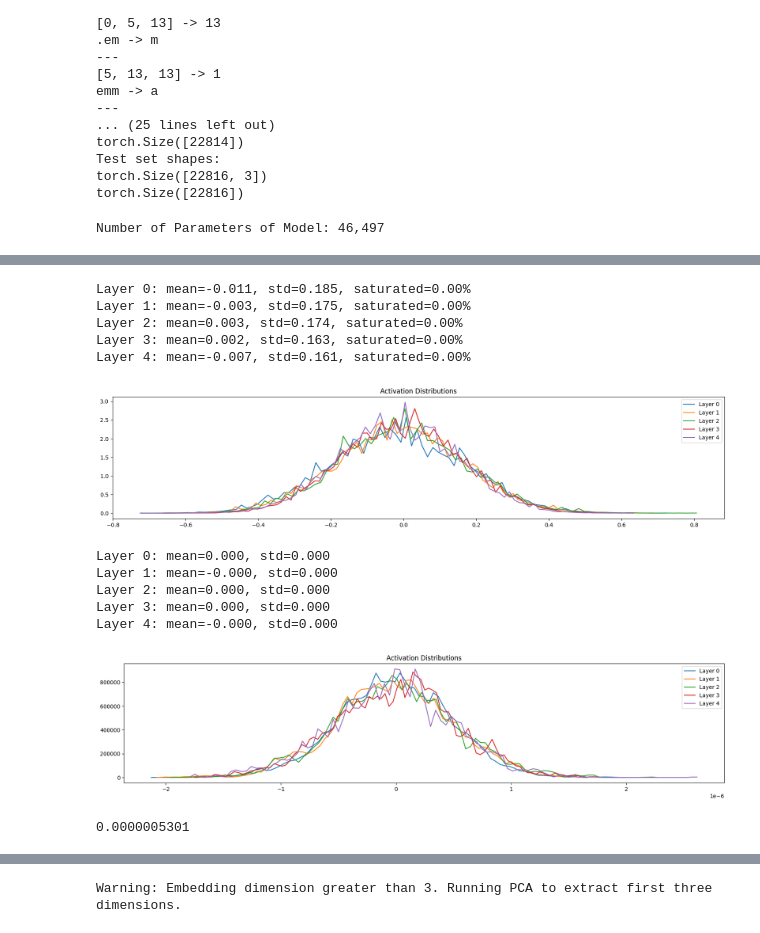
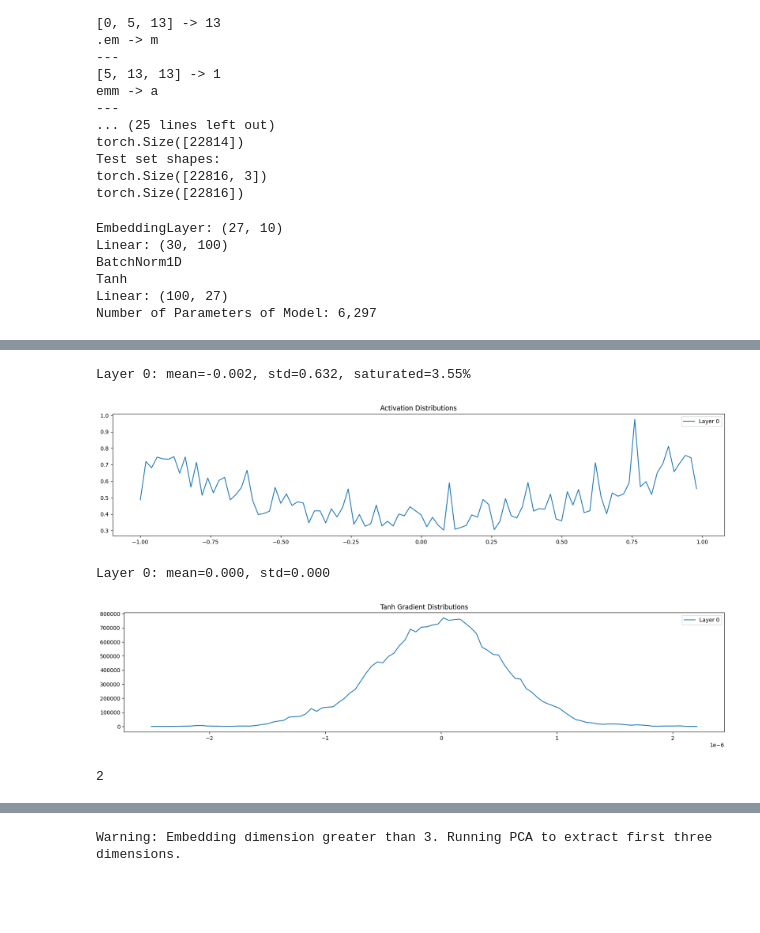
Before and after one commit to shane-kercheval/makemore, a Jupyter notebook: part_2_3_my_code.ipynb, the cells around one changed output, grey strips where cells are left out. Saved outputs shown, nothing was run; the diff lists cells and outputs as text; code cells hidden in the pictures; blank space fills up the shorter version.

```diff
--- a/part_2_3_my_code.ipynb
+++ b/part_2_3_my_code.ipynb
@@ -1056,7 +1056,14 @@ class NeuralNetwork:
             batch_indices = torch.randint(low=0, high=x.shape[0], size=(batch_size,), generator=self.generator)
             x_batch, y_batch = x[batch_indices], y[batch_indices]
             # forward pass
+            # if layer has attribution `training` (e.g. BatchNorm1D), set to True
+            for layer in self.layers:
+                if hasattr(layer, 'training'):
+                    layer.training = True
             loss = self.loss(x=x_batch, y=y_batch)
+            for layer in self.layers:
+                if hasattr(layer, 'training'):
+                    layer.training = False
             # backward pass
             self.zero_grad()
             loss.backward()
@@ -1078,6 +1085,13 @@ class NeuralNetwork:
     def plot_training_losses(self):
         plt.plot([math.log10(x) for x in self.training_losses])
         plt.show()
+
+    def __str__(self) -> str:
+        # if layer has attribute in_features
+        return '\n'.join([
+            f"{layer.__class__.__name__}: ({layer.in_features}, {layer.out_features})" if hasattr(layer, 'in_features') else layer.__class__.__name__
+            for layer in self.layers
+        ])
 # %%
 g = torch.Generator().manual_seed(2147483647)
 
@@ -1101,22 +1115,33 @@ layers = [
         generator=g,
     ),
     Linear(in_features=context_length * embedding_dimension, out_features=num_neurons, generator=g),
+    BatchNorm1D(num_neurons),
     Tanh(),
-    Linear(in_features=num_neurons, out_features=num_neurons, generator=g),
-    Tanh(),
-    Linear(in_features=num_neurons, out_features=num_neurons, generator=g),
-    Tanh(),
-    Linear(in_features=num_neurons, out_features=num_neurons, generator=g),
-    Tanh(),
-    Linear(in_features=num_neurons, out_features=num_neurons, generator=g),
-    Tanh(),
+    # Linear(in_features=num_neurons, out_features=num_neurons, generator=g),
+    # BatchNorm1D(num_neurons),
+    # Tanh(),
+    # Linear(in_features=num_neurons, out_features=num_neurons, generator=g),
+    # BatchNorm1D(num_neurons),
+    # Tanh(),
+    # Linear(in_features=num_neurons, out_features=num_neurons, generator=g),
+    # BatchNorm1D(num_neurons),
+    # Tanh(),
+    # Linear(in_features=num_neurons, out_features=num_neurons, generator=g),
+    # BatchNorm1D(num_neurons),
+    # Tanh(),
     Linear(in_features=num_neurons, out_features=len(characters), generator=g),
 ]
 
 model = NeuralNetwork(layers)
+print(model)
 print(f"Number of Parameters of Model: {sum(p.nelement() for p in model.parameters()):,}")
 # %% [output]
-Number of Parameters of Model: 46,497
+EmbeddingLayer: (27, 10)
+Linear: (30, 100)
+BatchNorm1D
+Tanh
+Linear: (100, 27)
+Number of Parameters of Model: 6,297
 # %%
 layers[0].plot_embeddings()
 # %% [output]
@@ -1138,37 +1163,29 @@ plt.legend(legends)
 plt.title("Activation Distributions")
 plt.show()
 # %% [output]
-Layer 0: mean=-0.011, std=0.185, saturated=0.00%
-Layer 1: mean=-0.003, std=0.175, saturated=0.00%
-Layer 2: mean=0.003, std=0.174, saturated=0.00%
-Layer 3: mean=0.002, std=0.163, saturated=0.00%
-Layer 4: mean=-0.007, std=0.161, saturated=0.00%
+Layer 0: mean=-0.002, std=0.632, saturated=3.55%
-[figure, old version]
+[figure, new version]
 # %%
 for layer in model.layers:
     layer.out.retain_grad()
 model.zero_grad()
 loss.backward()
 
 plt.figure(figsize=(20, 4))
 legends = []
 for index, layer in enumerate([layer for layer in model.layers if isinstance(layer, Tanh)]):
     t = layer.out.grad
     print(f"Layer {index}: mean={t.mean():.3f}, std={t.std():.3f}")
     hy, hx = torch.histogram(t, density=True)
     plt.plot(hx[:-1].detach(), hy.detach())
     legends.append(f"Layer {index}")
 plt.legend(legends)
-plt.title("Activation Distributions")
+plt.title("Tanh Gradient Distributions")
 plt.show()
 # %% [output]
 Layer 0: mean=0.000, std=0.000
-Layer 1: mean=-0.000, std=0.000
-Layer 2: mean=0.000, std=0.000
-Layer 3: mean=0.000, std=0.000
-Layer 4: mean=-0.000, std=0.000
-[figure, old version]
+[figure, new version]
-# %%
-print(f"{t.std():.10f}")
-# %% [output]
-0.0000005301
+# %%
+model.parameters()[0].ndim
+# %% [output]
+2
```
Also changed, not shown: parts of 5 cells of this notebook.
